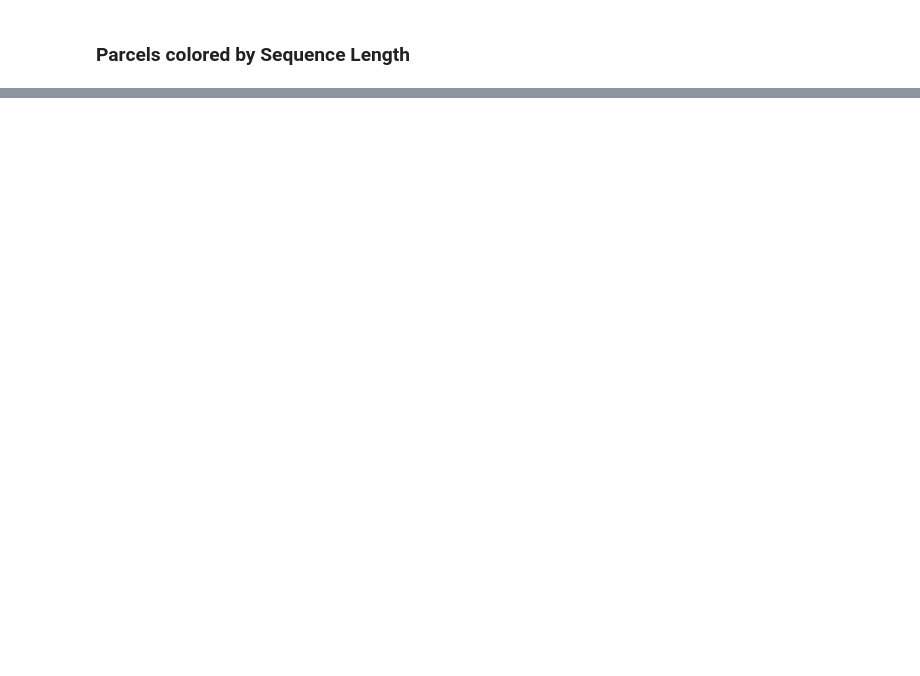
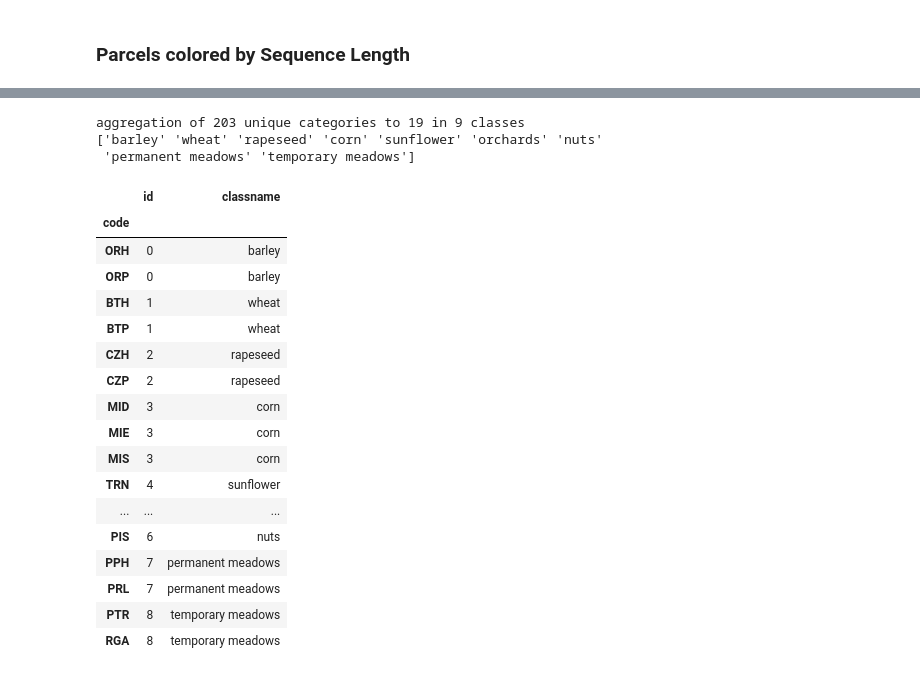
Before and after one commit to dl4sits/BreizhCrops, a Jupyter notebook: notebooks/02_BreizhCrops-Field-Parcels.ipynb, the cells around one changed output, grey strips where cells are left out. Saved outputs shown, nothing was run; the diff lists cells and outputs as text; code cells hidden in the pictures; blank space fills up the shorter version.

```diff
--- a/notebooks/02_BreizhCrops-Field-Parcels.ipynb
+++ b/notebooks/02_BreizhCrops-Field-Parcels.ipynb
@@ -81,0 +86,32 @@ rdf.plot(column="sequencelength",ax=ax, cax=cax, cmap='viridis', legend=True)
+# %%
+selected_categories = len(frh01.index.CODE_CULTU.unique())
+unique_categories = len(rdf.CODE_CULTU.unique())
+mapping = frh01.mapping
+
+print(f"aggregation of {unique_categories} unique categories to {selected_categories} in {len(mapping.id.unique())} classes")
+print(mapping.classname.unique())
+# %% [output]
+aggregation of 203 unique categories to 19 in 9 classes
+['barley' 'wheat' 'rapeseed' 'corn' 'sunflower' 'orchards' 'nuts'
+ 'permanent meadows' 'temporary meadows']
+# %%
+mapping
+# %% [output]
+|  | id | classname |
+| code |  |  |
+| ORH | 0 | barley |
+| ORP | 0 | barley |
+| BTH | 1 | wheat |
+| BTP | 1 | wheat |
+| CZH | 2 | rapeseed |
+| CZP | 2 | rapeseed |
+| MID | 3 | corn |
+| MIE | 3 | corn |
+| MIS | 3 | corn |
+| TRN | 4 | sunflower |
+| ... | ... | ... |
+| PIS | 6 | nuts |
+| PPH | 7 | permanent meadows |
+| PRL | 7 | permanent meadows |
+| PTR | 8 | temporary meadows |
+| RGA | 8 | temporary meadows |
```
Also changed, not shown: parts of 15 cells of this notebook, 2 other files.
